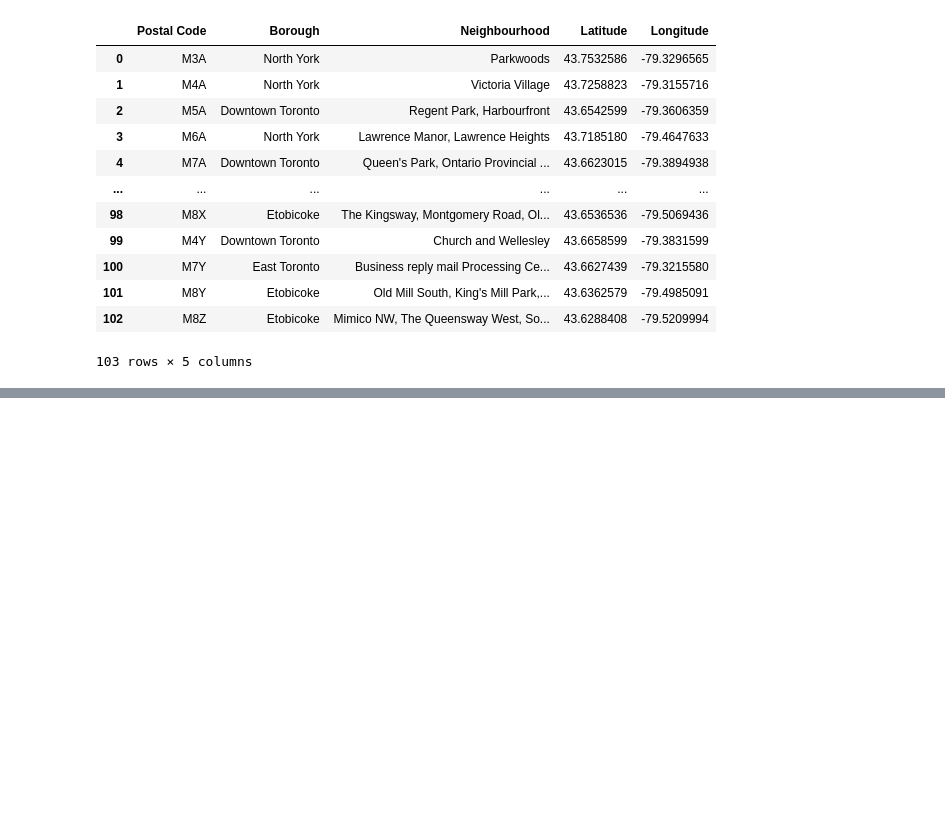
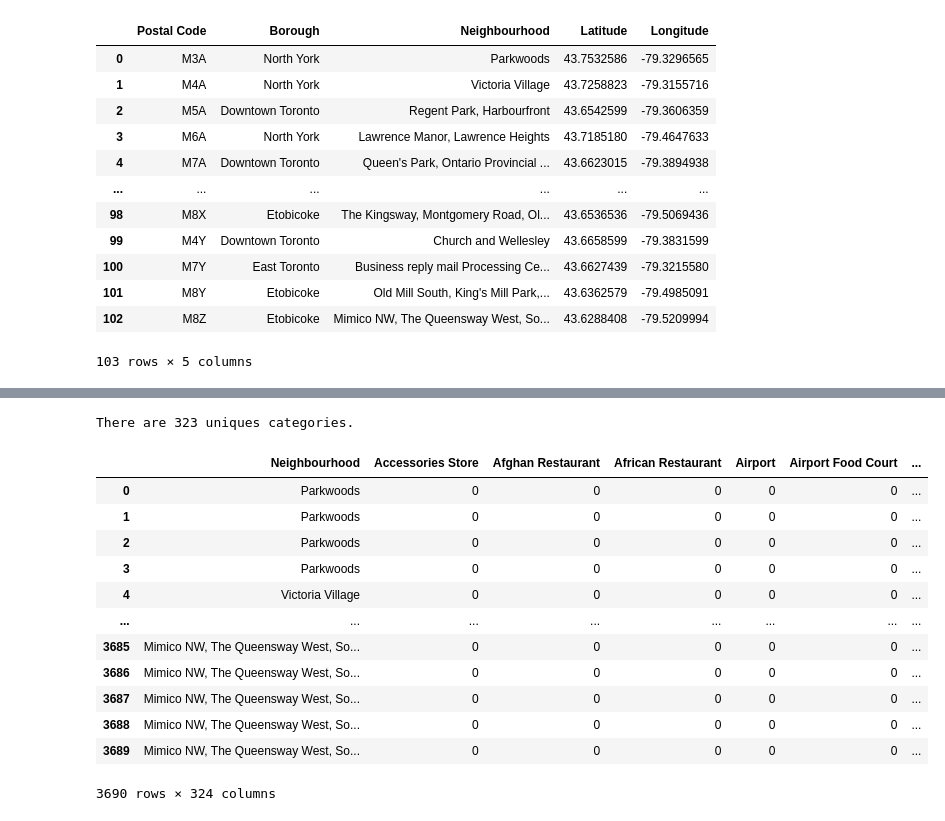
Before and after one commit to MisterCarter/Coursera_Capstone, a Jupyter notebook: Scripts/Foursquare/BoN.ipynb, the cells around one changed output, grey strips where cells are left out. Drawn from its saved outputs; the diff is of its cells as text; code cells hidden in the pictures; blank space fills up the shorter version.

```diff
--- a/Scripts/Foursquare/BoN.ipynb
+++ b/Scripts/Foursquare/BoN.ipynb
@@ -148,0 +364,31 @@ df ### CLEAN DATAFRAME WITH EVERYTHING AS ASKED
+# %%
+print('There are {} uniques categories.'.format(len(toronto_venues['Venue Category'].unique())))
+#print(toronto_venues['Venue Category'].unique())
+# %% [output]
+There are 323 uniques categories.
+# %%
+# one hot encoding
+tor_onehot = pd.get_dummies(toronto_venues[['Venue Category']], prefix="", prefix_sep="")
+
+# add neighborhood column back to dataframe
+tor_onehot['Neighbourhood'] = toronto_venues['Neighbourhood']
+
+# move neighborhood column to the first column
+fixed_columns = [tor_onehot.columns[-1]] + list(tor_onehot.columns[:-1])
+tor_onehot = tor_onehot[fixed_columns]
+# %%
+tor_onehot
+# %% [output]
+|  | Neighbourhood | Accessories Store | Afghan Restaurant | African Restaurant | Airport | Airport Food Court | ... |
+| 0 | Parkwoods | 0 | 0 | 0 | 0 | 0 | ... |
+| 1 | Parkwoods | 0 | 0 | 0 | 0 | 0 | ... |
+| 2 | Parkwoods | 0 | 0 | 0 | 0 | 0 | ... |
+| 3 | Parkwoods | 0 | 0 | 0 | 0 | 0 | ... |
+| 4 | Victoria Village | 0 | 0 | 0 | 0 | 0 | ... |
+| ... | ... | ... | ... | ... | ... | ... | ... |
+| 3685 | Mimico NW, The Queensway West, So... | 0 | 0 | 0 | 0 | 0 | ... |
+| 3686 | Mimico NW, The Queensway West, So... | 0 | 0 | 0 | 0 | 0 | ... |
+| 3687 | Mimico NW, The Queensway West, So... | 0 | 0 | 0 | 0 | 0 | ... |
+| 3688 | Mimico NW, The Queensway West, So... | 0 | 0 | 0 | 0 | 0 | ... |
+| 3689 | Mimico NW, The Queensway West, So... | 0 | 0 | 0 | 0 | 0 | ... |
+3690 rows × 324 columns
```
Also changed, not shown: parts of 25 cells of this notebook.
